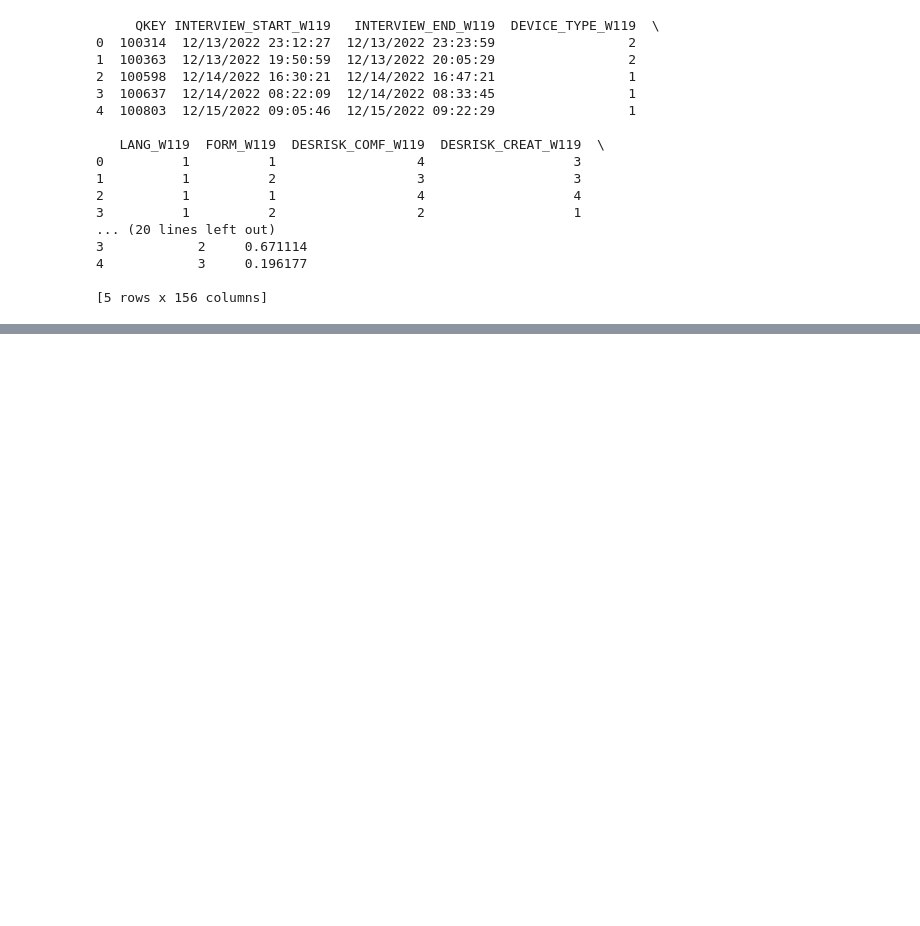
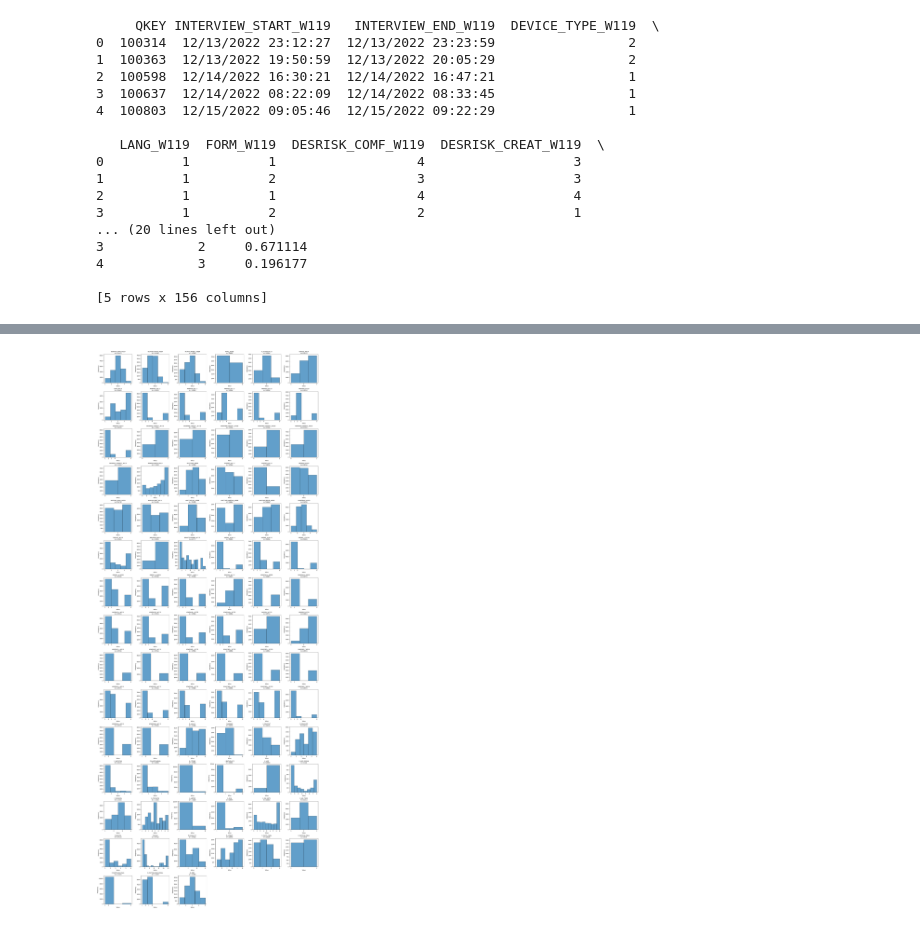
Before and after one commit to 57662584/MMAI5000_group_14_project, a Jupyter notebook: 5000 group project.ipynb, the cells around one changed output, grey strips where cells are left out. Drawn from its saved outputs; the diff is of its cells as text; code cells hidden in the pictures; blank space fills up the shorter version.

```diff
--- a/5000 group project.ipynb
+++ b/5000 group project.ipynb
@@ -36,0 +217,79 @@ df.columns = [col[:-5] + '_W119' if col.lower().endswith('_w119') else col for c
+# %%
+# 处理缺失值编码
+import numpy as np
+
+# 先将所有变量转换回数值型以便处理
+df_cleaned = df_selected.copy()
+for col in df_cleaned.columns:
+    df_cleaned[col] = pd.to_numeric(df_cleaned[col], errors='coerce')
+
+# 定义需要替换为NaN的值
+missing_codes = [97, 98, 99]
+
+# 替换缺失值编码为NaN
+for col in df_cleaned.columns:
+    df_cleaned[col] = df_cleaned[col].replace(missing_codes, np.nan)
+
+# 检查缺失值情况
+print("Missing values after cleaning:")
+missing_summary = df_cleaned.isnull().sum()
+missing_summary = missing_summary[missing_summary > 0].sort_values(ascending=False)
+print(missing_summary)
+
+# 计算缺失值比例
+missing_percentage = (df_cleaned.isnull().sum() / len(df_cleaned) * 100).sort_values(ascending=False)
+missing_percentage = missing_percentage[missing_percentage > 0]
+print(f"\nMissing value percentages:")
+print(missing_percentage)
+
+# 显示清理后的数据信息
+print(f"\nDataset info after cleaning:")
+print(df_cleaned.info())
+
+# 绘制清理后所有变量的直方图
+import matplotlib.pyplot as plt
+import numpy as np
+
+# 计算子图的行列数
+n_vars = len(df_cleaned.columns)
+n_cols = 6  # 每行6个子图
+n_rows = (n_vars + n_cols - 1) // n_cols  # 向上取整
+
+# 创建画布和子图
+fig, axes = plt.subplots(n_rows, n_cols, figsize=(24, 4*n_rows))
+axes = axes.flatten() if n_rows > 1 else [axes] if n_cols == 1 else axes
+
+# 绘制每个变量的直方图
+for i, col in enumerate(df_cleaned.columns):
+    if i < len(axes):
+        # 过滤掉NaN值
+        data = df_cleaned[col].dropna()
+        if len(data) > 0:
+            # 设置合适的bins数量
+            unique_vals = len(data.unique())
+            bins = min(20, unique_vals) if unique_vals > 1 else 1
+
+            axes[i].hist(data, bins=bins, alpha=0.7, edgecolor='black')
+            axes[i].set_title(f'{col}\n(n={len(data)})', fontsize=10)
+            axes[i].set_xlabel('Value')
+            axes[i].set_ylabel('Frequency')
+
+            # 如果值较少，显示具体数值
+            if unique_vals <= 10:
+                axes[i].set_xticks(sorted(data.unique()))
+        else:
+            axes[i].text(0.5, 0.5, 'No Data', ha='center', va='center', transform=axes[i].transAxes)
+            axes[i].set_title(col, fontsize=10)
+
+# 隐藏多余的子图
+for i in range(len(df_cleaned.columns), len(axes)):
+    axes[i].set_visible(False)
+
+plt.tight_layout()
+plt.show()
+
+# 打印清理前后的数据形状对比
+print(f"Original data shape: {df_selected.shape}")
+print(f"Cleaned data shape: {df_cleaned.shape}")
+print(f"Total missing values removed: {(df_selected == 99).sum().sum() + (df_selected == 98).sum().sum() + (df_selected == 97).sum().sum()}")
+# %% [output]
@@ -36,0 +313 @@ df.columns = [col[:-5] + '_W119' if col.lower().endswith('_w119') else col for c
+[figure, added]
```
Also changed, not shown: parts of 5 cells of this notebook.
